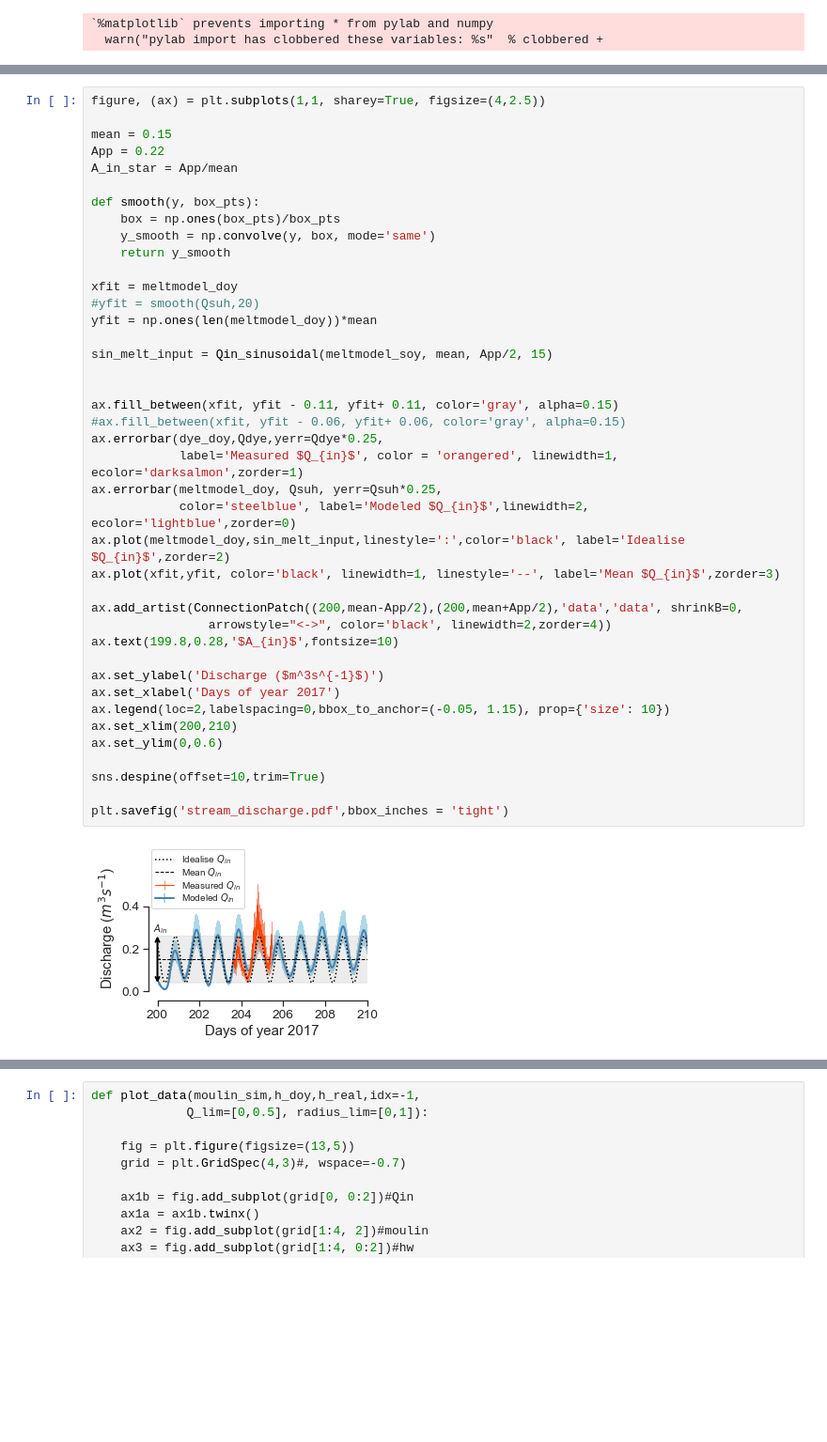
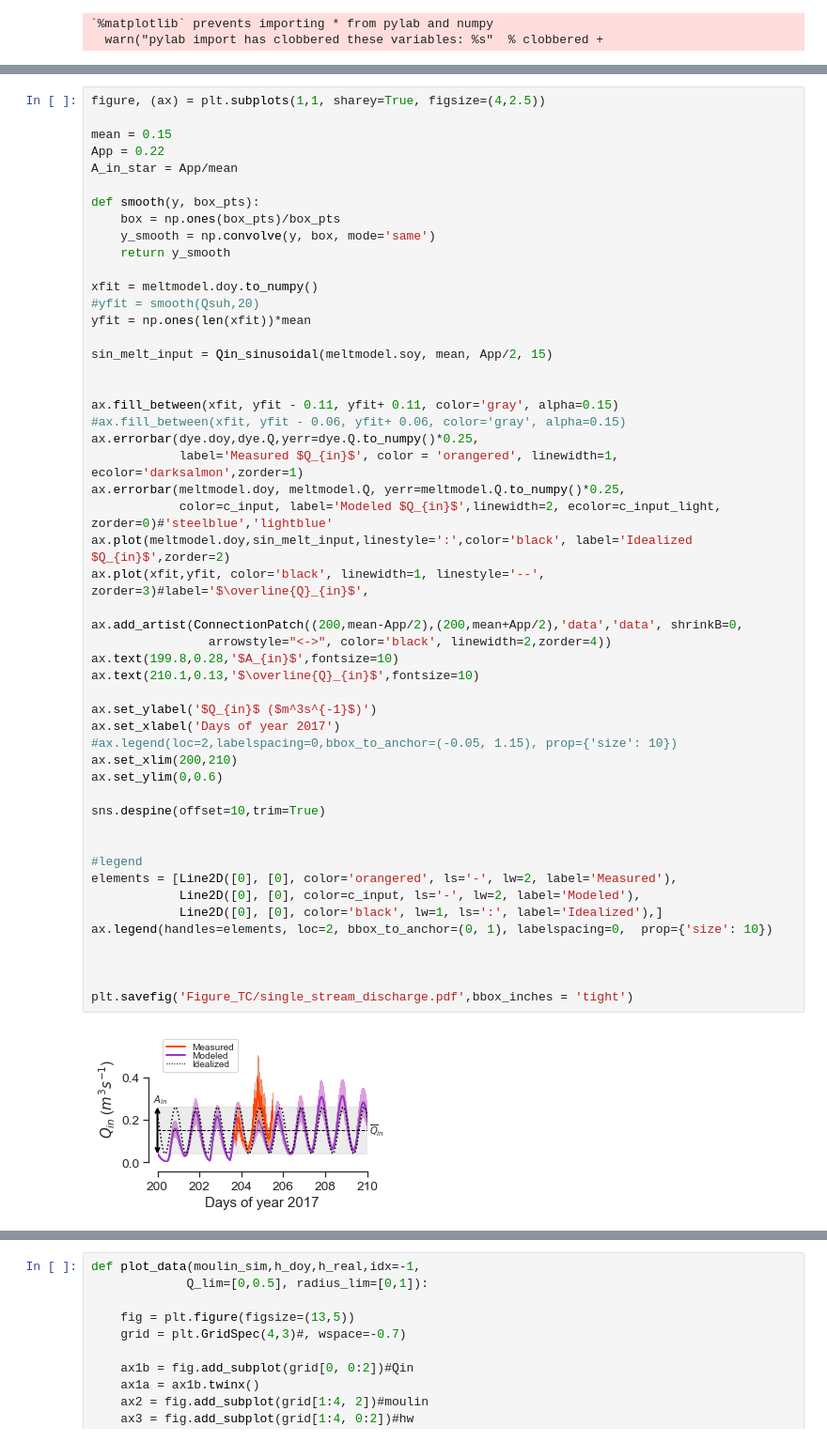
Before and after one commit to cctrunz/ModelRepo_pyMouShBaseflow_paper, a Jupyter notebook: Plot_figures_with_JEME.ipynb, the cells around one changed output, grey strips where cells are left out. Shown at 94% size. Cells and saved outputs as stored; diff of their text form; blank space fills up the shorter version.

```diff
--- a/Plot_figures_with_JEME.ipynb
+++ b/Plot_figures_with_JEME.ipynb
@@ -77,42 +232,52 @@ baseflow_shift12 = Qin_sinusoidal(time,bf_mean, bf_amp, shift=shift12h)
 figure, (ax) = plt.subplots(1,1, sharey=True, figsize=(4,2.5))
 
 mean = 0.15
 App = 0.22
 A_in_star = App/mean
 
 def smooth(y, box_pts):
     box = np.ones(box_pts)/box_pts
     y_smooth = np.convolve(y, box, mode='same')
     return y_smooth
 
-xfit = meltmodel_doy
+xfit = meltmodel.doy.to_numpy()
 #yfit = smooth(Qsuh,20)
-yfit = np.ones(len(meltmodel_doy))*mean
+yfit = np.ones(len(xfit))*mean
 
-sin_melt_input = Qin_sinusoidal(meltmodel_soy, mean, App/2, 15)
+sin_melt_input = Qin_sinusoidal(meltmodel.soy, mean, App/2, 15)
 
 
 ax.fill_between(xfit, yfit - 0.11, yfit+ 0.11, color='gray', alpha=0.15)
 #ax.fill_between(xfit, yfit - 0.06, yfit+ 0.06, color='gray', alpha=0.15)
-ax.errorbar(dye_doy,Qdye,yerr=Qdye*0.25,
+ax.errorbar(dye.doy,dye.Q,yerr=dye.Q.to_numpy()*0.25,
             label='Measured $Q_{in}$', color = 'orangered', linewidth=1, ecolor='darksalmon',zorder=1)
-ax.errorbar(meltmodel_doy, Qsuh, yerr=Qsuh*0.25,
-            color='steelblue', label='Modeled $Q_{in}$',linewidth=2, ecolor='lightblue',zorder=0)
-ax.plot(meltmodel_doy,sin_melt_input,linestyle=':',color='black', label='Idealise $Q_{in}$',zorder=2)
-ax.plot(xfit,yfit, color='black', linewidth=1, linestyle='--', label='Mean $Q_{in}$',zorder=3)
+ax.errorbar(meltmodel.doy, meltmodel.Q, yerr=meltmodel.Q.to_numpy()*0.25,
+            color=c_input, label='Modeled $Q_{in}$',linewidth=2, ecolor=c_input_light, zorder=0)#'steelblue','lightblue'
+ax.plot(meltmodel.doy,sin_melt_input,linestyle=':',color='black', label='Idealized $Q_{in}$',zorder=2)
+ax.plot(xfit,yfit, color='black', linewidth=1, linestyle='--', zorder=3)#label='$\overline{Q}_{in}$',
 
 ax.add_artist(ConnectionPatch((200,mean-App/2),(200,mean+App/2),'data','data', shrinkB=0,
                 arrowstyle="<->", color='black', linewidth=2,zorder=4))
 ax.text(199.8,0.28,'$A_{in}$',fontsize=10)
+ax.text(210.1,0.13,'$\overline{Q}_{in}$',fontsize=10)
 
-ax.set_ylabel('Discharge ($m^3s^{-1}$)')
+ax.set_ylabel('$Q_{in}$ ($m^3s^{-1}$)')
 ax.set_xlabel('Days of year 2017')
-ax.legend(loc=2,labelspacing=0,bbox_to_anchor=(-0.05, 1.15), prop={'size': 10})
+#ax.legend(loc=2,labelspacing=0,bbox_to_anchor=(-0.05, 1.15), prop={'size': 10})
 ax.set_xlim(200,210)
 ax.set_ylim(0,0.6)
 
 sns.despine(offset=10,trim=True)
 
-plt.savefig('stream_discharge.pdf',bbox_inches = 'tight')
+
+#legend
+elements = [Line2D([0], [0], color='orangered', ls='-', lw=2, label='Measured'),
+            Line2D([0], [0], color=c_input, ls='-', lw=2, label='Modeled'),
+            Line2D([0], [0], color='black', lw=1, ls=':', label='Idealized'),]
+ax.legend(handles=elements, loc=2, bbox_to_anchor=(0, 1), labelspacing=0,  prop={'size': 10})
+
+
+
+plt.savefig('Figure_TC/single_stream_discharge.pdf',bbox_inches = 'tight')
 # %% [output]
-[figure, old version]
+[figure, new version]
```
Also changed, not shown: parts of 18 cells of this notebook, 1 other file.
